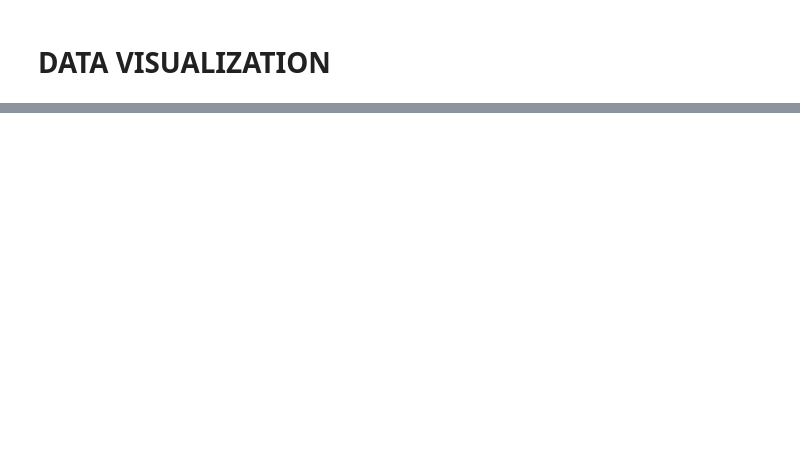
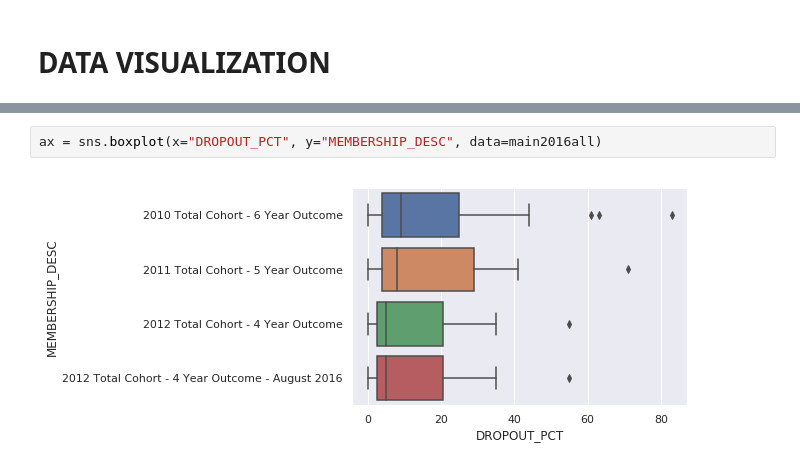
Before and after one commit to MangoFiasco/DSAProject, a Jupyter notebook: Data Visualization.ipynb, the cells around one changed output, grey strips where cells are left out. Cells and saved outputs as stored; diff of their text form; blank space fills up the shorter version.

```diff
--- a/Data Visualization.ipynb
+++ b/Data Visualization.ipynb
@@ -52,0 +71,4 @@ cohort4_2016_ALL
+# %%
+ax = sns.boxplot(x="DROPOUT_PCT", y="MEMBERSHIP_DESC", data=main2016all)
+# %% [output]
+[figure, added]
```
Also changed, not shown: parts of 19 cells of this notebook, 21 other files.
